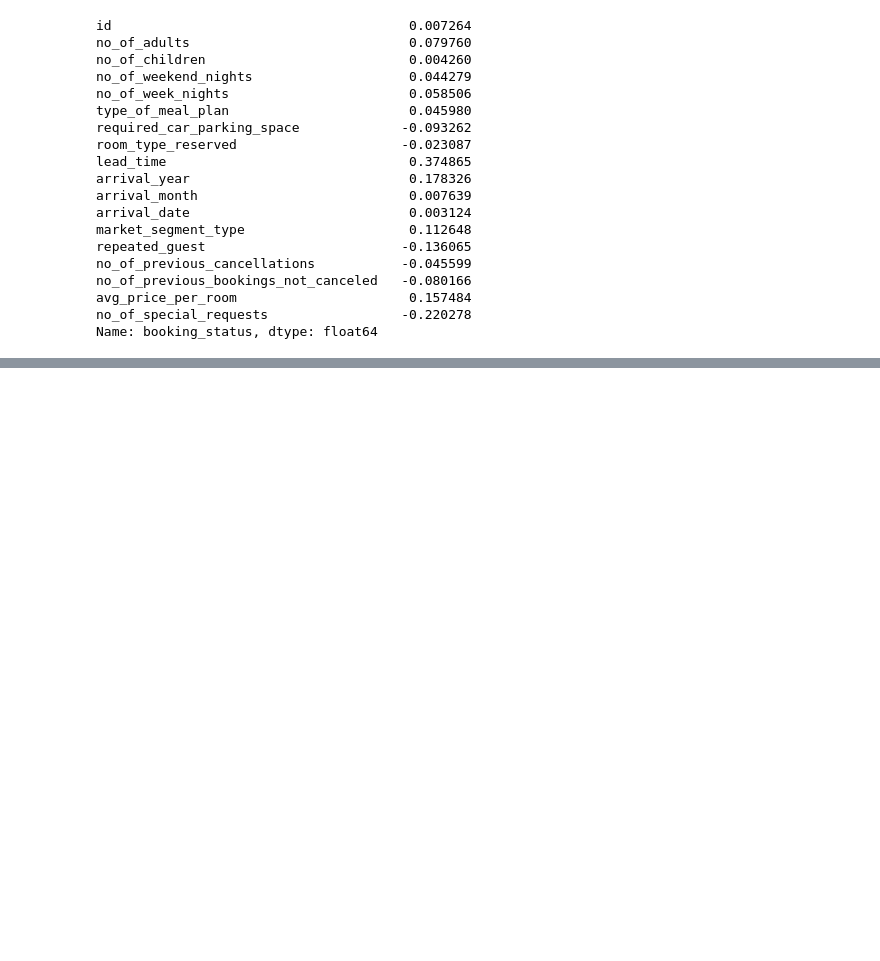
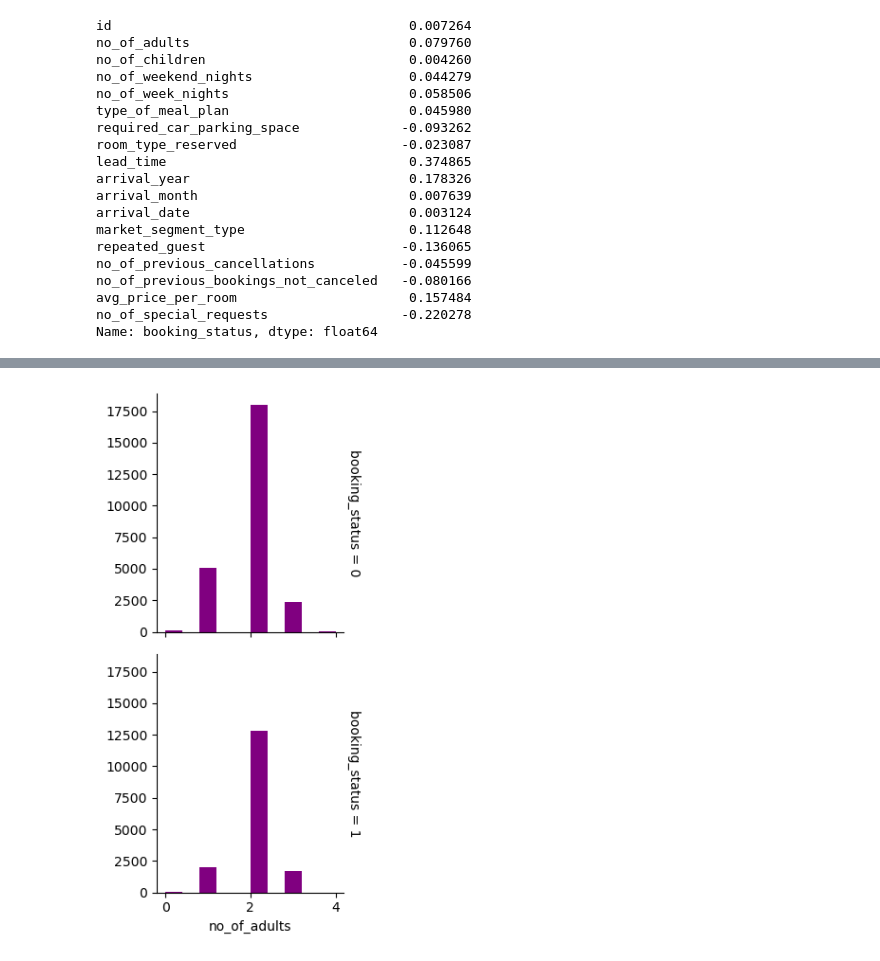
Before and after one commit to centralpenguin/DataScience, a Jupyter notebook: BookingStatus/Untitled.ipynb, the cells around one changed output, grey strips where cells are left out. Cells and saved outputs as stored; diff of their text form; code cells hidden in the pictures; blank space fills up the shorter version.

```diff
--- a/BookingStatus/Untitled.ipynb
+++ b/BookingStatus/Untitled.ipynb
@@ -114,0 +131,5 @@ train_data.booking_status.value_counts().plot(kind = "pie")
+# %%
+g = sns.FacetGrid(train_data, row="booking_status", margin_titles=True)
+g.map(plt.hist, "no_of_adults",color="purple");
+# %% [output]
+[figure, added]
```
Also changed, not shown: parts of 4 cells of this notebook.
